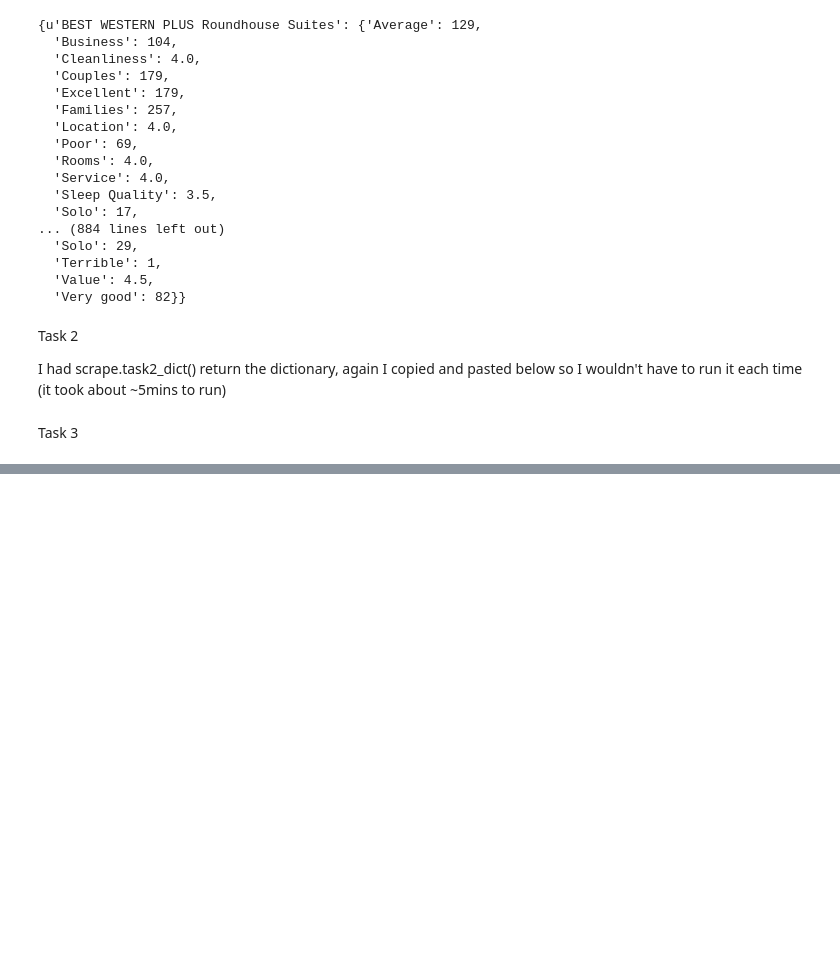
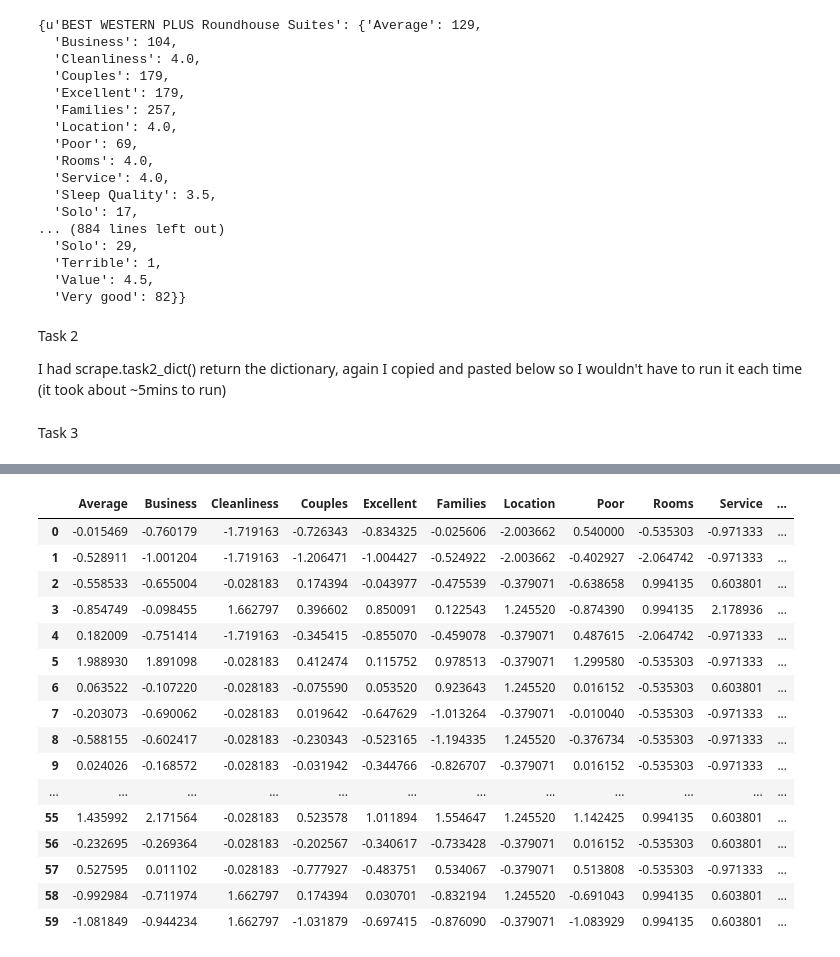
Before and after one commit to ggodinez/spring-2015-homeworks, a Jupyter notebook: submissions/Homework-5/5.Hotels.ipynb, the cells around one changed output, grey strips where cells are left out. Cells and saved outputs as stored; diff of their text form; code cells hidden in the pictures; blank space fills up the shorter version.

```diff
--- a/submissions/Homework-5/5.Hotels.ipynb
+++ b/submissions/Homework-5/5.Hotels.ipynb
@@ -1133,3 +1075,28 @@ dfNormal
+# %%
+#Normalizes the data
+old_cols = hotels_df.columns
+dfNormal = StandardScaler().fit_transform(hotels_df)
+dfNormal = pd.DataFrame(dfNormal)
+dfNormal.columns = old_cols
+dfNormal
+# %% [output]
+|  | Average | Business | Cleanliness | Couples | Excellent | Families | Location | Poor | Rooms | Service | ... |
+| 0 | -0.015469 | -0.760179 | -1.719163 | -0.726343 | -0.834325 | -0.025606 | -2.003662 | 0.540000 | -0.535303 | -0.971333 | ... |
+| 1 | -0.528911 | -1.001204 | -1.719163 | -1.206471 | -1.004427 | -0.524922 | -2.003662 | -0.402927 | -2.064742 | -0.971333 | ... |
+| 2 | -0.558533 | -0.655004 | -0.028183 | 0.174394 | -0.043977 | -0.475539 | -0.379071 | -0.638658 | 0.994135 | 0.603801 | ... |
+| 3 | -0.854749 | -0.098455 | 1.662797 | 0.396602 | 0.850091 | 0.122543 | 1.245520 | -0.874390 | 0.994135 | 2.178936 | ... |
+| 4 | 0.182009 | -0.751414 | -1.719163 | -0.345415 | -0.855070 | -0.459078 | -0.379071 | 0.487615 | -2.064742 | -0.971333 | ... |
+| 5 | 1.988930 | 1.891098 | -0.028183 | 0.412474 | 0.115752 | 0.978513 | -0.379071 | 1.299580 | -0.535303 | -0.971333 | ... |
+| 6 | 0.063522 | -0.107220 | -0.028183 | -0.075590 | 0.053520 | 0.923643 | 1.245520 | 0.016152 | -0.535303 | 0.603801 | ... |
+| 7 | -0.203073 | -0.690062 | -0.028183 | 0.019642 | -0.647629 | -1.013264 | -0.379071 | -0.010040 | -0.535303 | -0.971333 | ... |
+| 8 | -0.588155 | -0.602417 | -0.028183 | -0.230343 | -0.523165 | -1.194335 | 1.245520 | -0.376734 | -0.535303 | -0.971333 | ... |
+| 9 | 0.024026 | -0.168572 | -0.028183 | -0.031942 | -0.344766 | -0.826707 | -0.379071 | 0.016152 | -0.535303 | -0.971333 | ... |
+| ... | ... | ... | ... | ... | ... | ... | ... | ... | ... | ... | ... |
+| 55 | 1.435992 | 2.171564 | -0.028183 | 0.523578 | 1.011894 | 1.554647 | 1.245520 | 1.142425 | 0.994135 | 0.603801 | ... |
+| 56 | -0.232695 | -0.269364 | -0.028183 | -0.202567 | -0.340617 | -0.733428 | -0.379071 | 0.016152 | -0.535303 | 0.603801 | ... |
+| 57 | 0.527595 | 0.011102 | -0.028183 | -0.777927 | -0.483751 | 0.534067 | -0.379071 | 0.513808 | -0.535303 | -0.971333 | ... |
+| 58 | -0.992984 | -0.711974 | 1.662797 | 0.174394 | 0.030701 | -0.832194 | 1.245520 | -0.691043 | 0.994135 | 0.603801 | ... |
+| 59 | -1.081849 | -0.944234 | 1.662797 | -1.031879 | -0.697415 | -0.876090 | -0.379071 | -1.083929 | 0.994135 | 0.603801 | ... |
 # %%
 #Drops the 'AVG_Rating' column
 X = dfNormal.drop('AVG_Rating', axis=1)
```
Also changed, not shown: parts of 12 cells of this notebook.
